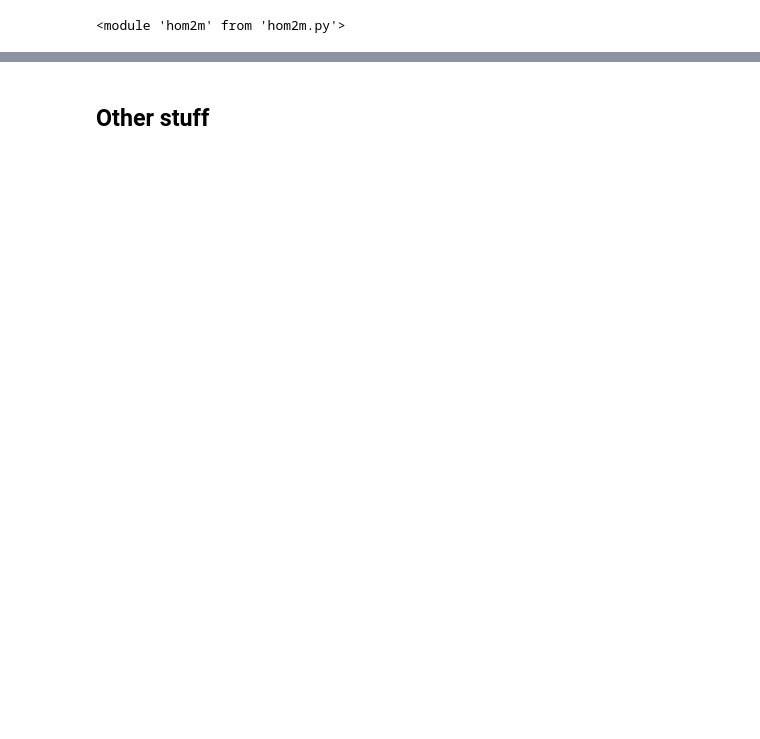
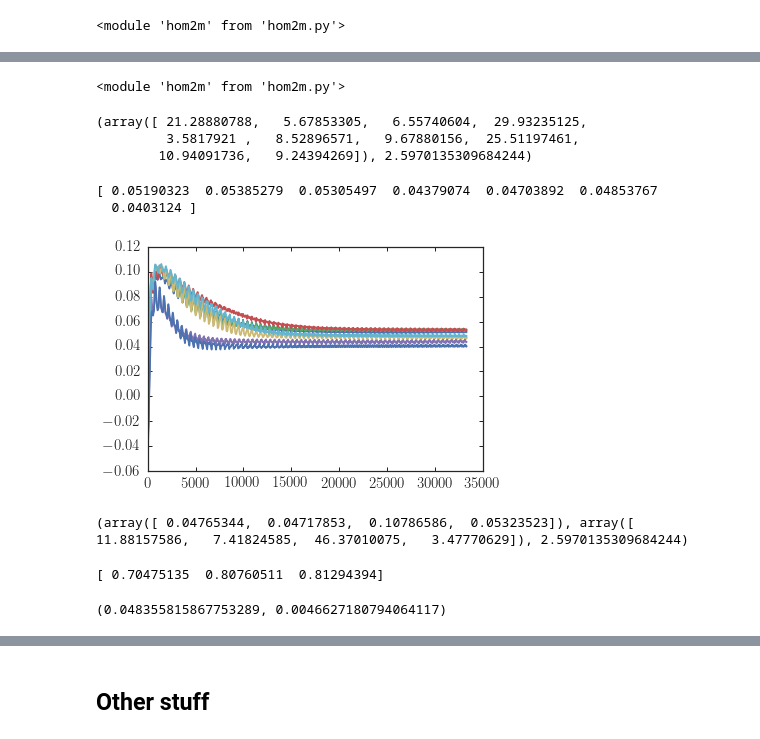
Before and after one commit to jobovy/simple-m2m, a Jupyter notebook: py/HOM2M.ipynb, the cells around one changed output, grey strips where cells are left out. Saved outputs shown, nothing was run; the diff lists cells and outputs as text; code cells hidden in the pictures; blank space fills up the shorter version.

```diff
--- a/py/HOM2M.ipynb
+++ b/py/HOM2M.ipynb
@@ -533,0 +597,52 @@ tight_layout()
+# %%
+reload(hom2m)
+# %% [output]
+<module 'hom2m' from 'hom2m.py'>
+# %%
+step_sam= numpy.pi/3.*10.**-2.
+nstep_sam= nstep/3
+eps_sam= eps
+nsamples= 10
+fit_zsun= True
+s_low, s_high= 1,-1#4, -4
+w_sam,zsun_sam,Q_sam,z_sam,vz_sam= hom2m.sample_m2m(nsamples,w_out,z_m2m,vz_m2m,omega_m2m,zsun_m2m,#out[-1],
+                                                    z_obs,dens_obs,dens_obs_noise,
+                                                    densv2_obs=densv2_obs,densv2_obs_noise=densv2_obs_noise,
+                                                    nstep=nstep_sam,step=step_sam,eps=eps_sam,
+                                                    mu=mu,h_m2m=h_m2m,prior=prior,w_prior=w_init,
+                                                    smooth=smooth,st96smooth=st96smooth,
+                                                    fit_zsun=fit_zsun)
+# %%
+print(numpy.sum(Q_sam,axis=1),numpy.sum(Q,axis=1)[-1])
+# %% [output]
+(array([ 21.28880788,   5.67853305,   6.55740604,  29.93235125,
+         3.5817921 ,   8.52896571,   9.67880156,  25.51197461,
+        10.94091736,   9.24394269]), 2.5970135309684244)
+# %%
+indx= numpy.sum(Q_sam,axis=1) < (numpy.sum(Q,axis=1)[-1]+10.)
+w_sam= w_sam[indx]
+zsun_sam= zsun_sam[:,indx]
+Q_sam= Q_sam[indx]
+z_sam= z_sam[indx]
+vz_sam= vz_sam[indx]
+nsamples= numpy.sum(indx)
+# %%
+figsize(6,4)
+plot(zsun_sam)
+print(zsun_sam[-1])
+# %% [output]
+[ 0.05190323  0.05385279  0.05305497  0.04379074  0.04703892  0.04853767
+  0.0403124 ]
+[figure, added]
+# %%
+print(zsun_sam[-1],numpy.sum(Q_sam,axis=1),numpy.sum(Q,axis=1)[-1])
+# %% [output]
+(array([ 0.04765344,  0.04717853,  0.10786586,  0.05323523]), array([ 11.88157586,   7.41824585,  46.37010075,   3.47770629]), 2.5970135309684244)
+# %%
+print(numpy.sum(w_sam,axis=1))
+# %% [output]
+[ 0.70475135  0.80760511  0.81294394]
+# %%
+print(numpy.mean(zsun_sam[-1]),numpy.std(zsun_sam[-1]))
+# %% [output]
+(0.048355815867753289, 0.0046627180794064117)
```
Also changed, not shown: parts of 34 cells of this notebook.
